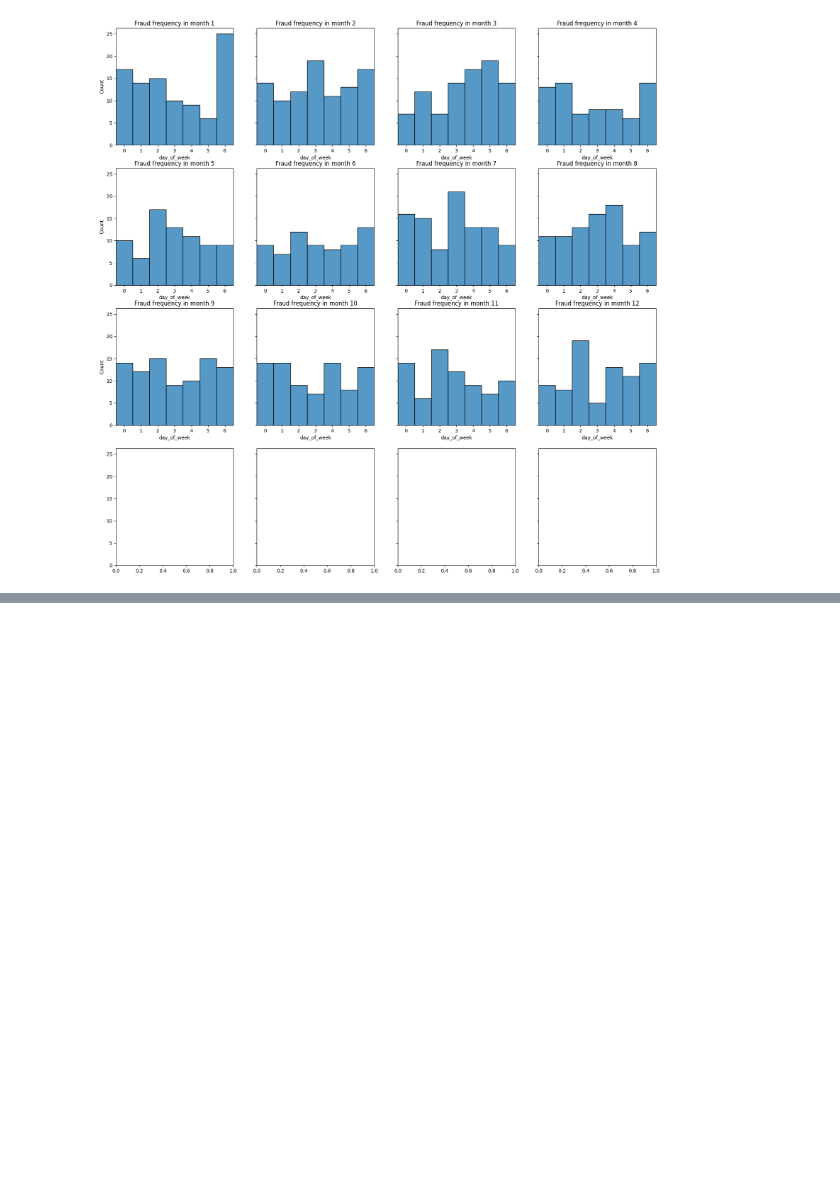
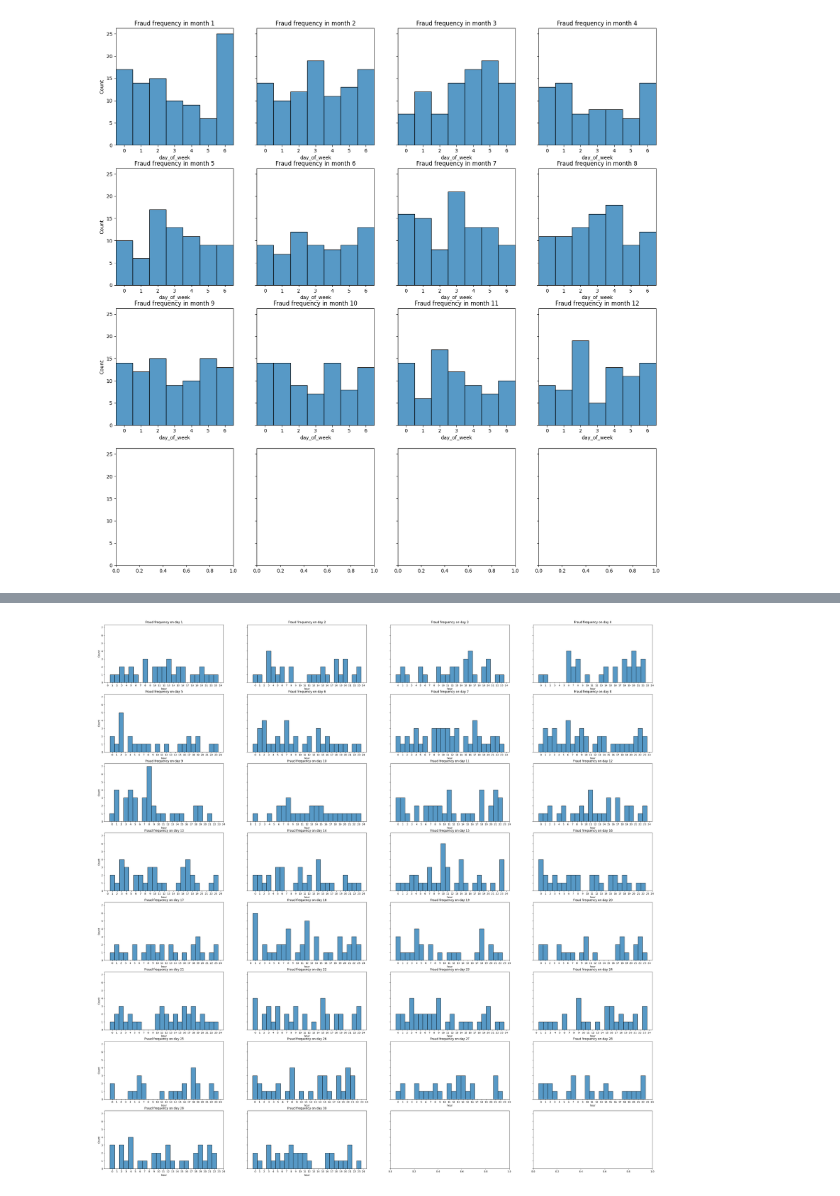
Before and after one commit to dalgurnawi/machine_learning, a Jupyter notebook: logistic_regression/data_exploration/data_exploration_datetime.ipynb, the cells around one changed output, grey strips where cells are left out. Saved outputs shown, nothing was run; the diff lists cells and outputs as text; code cells hidden in the pictures; blank space fills up the shorter version.

```diff
--- a/logistic_regression/data_exploration/data_exploration_datetime.ipynb
+++ b/logistic_regression/data_exploration/data_exploration_datetime.ipynb
@@ -204,0 +250,31 @@ for i, month in enumerate(range(1, 13)):   # months 1..12; adjust if your months
+# %%
+# There seems to be some dependence between the day and the time of day when fraud occurs.
+# How does it look within the month? Does it change depending on the time of the month?
+
+
+fig, axes = plt.subplots(8, 4, figsize=(40, 40), sharey=True)
+
+mask_base = df[df['IsFraud'] == 1]
+
+for i, day in enumerate(range(1, 31)):
+    ax = axes.flat[i]
+    subset = mask_base[mask_base['day'] == day]
+
+    if len(subset) == 0:
+        ax.set_title(f"Fraud frequency on day {day} (no data)")
+        ax.set_xticks(range(25))
+        #ax.set_xlim(-0.5, 6.5)
+        continue
+
+    sns.histplot(
+        data=subset,
+        x="hour",
+        discrete=True,
+        stat="count",
+        ax=ax
+    )
+    ax.set_title(f"Fraud frequency on day {day}")
+    ax.set_xticks(range(25))
+    #ax.set_xlim(-0.5, 6.5)
+# %% [output]
+[figure, added]
```
Also changed, not shown: parts of 6 cells of this notebook, 3 other files.
